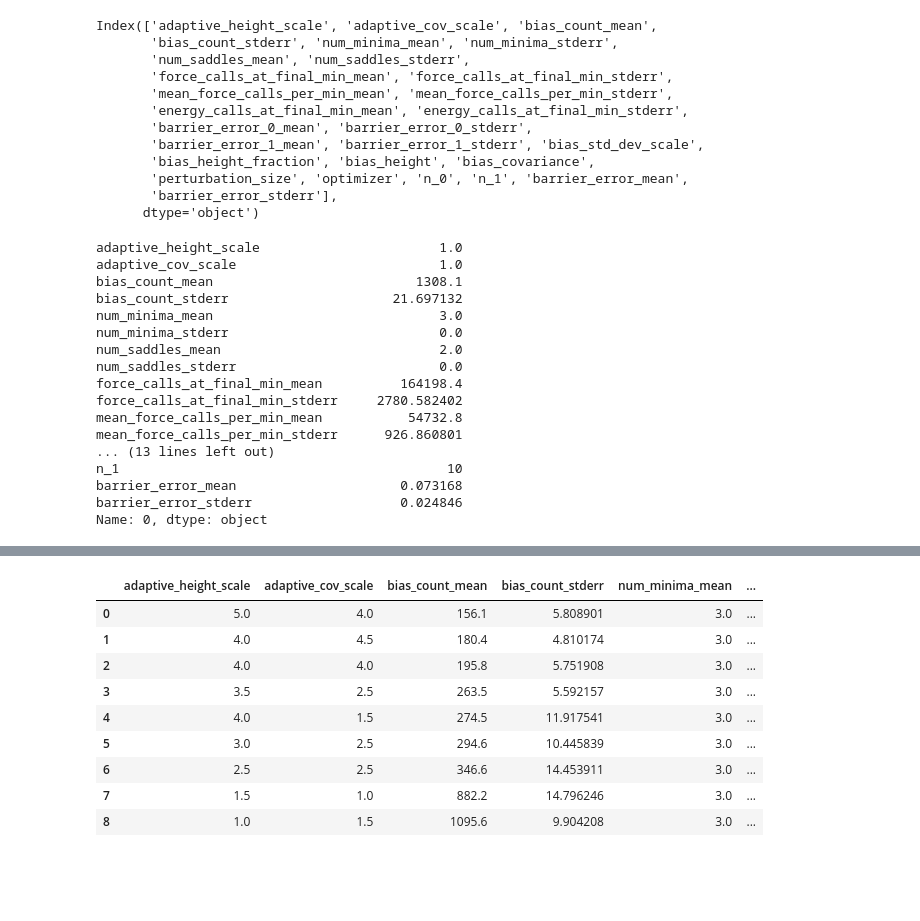
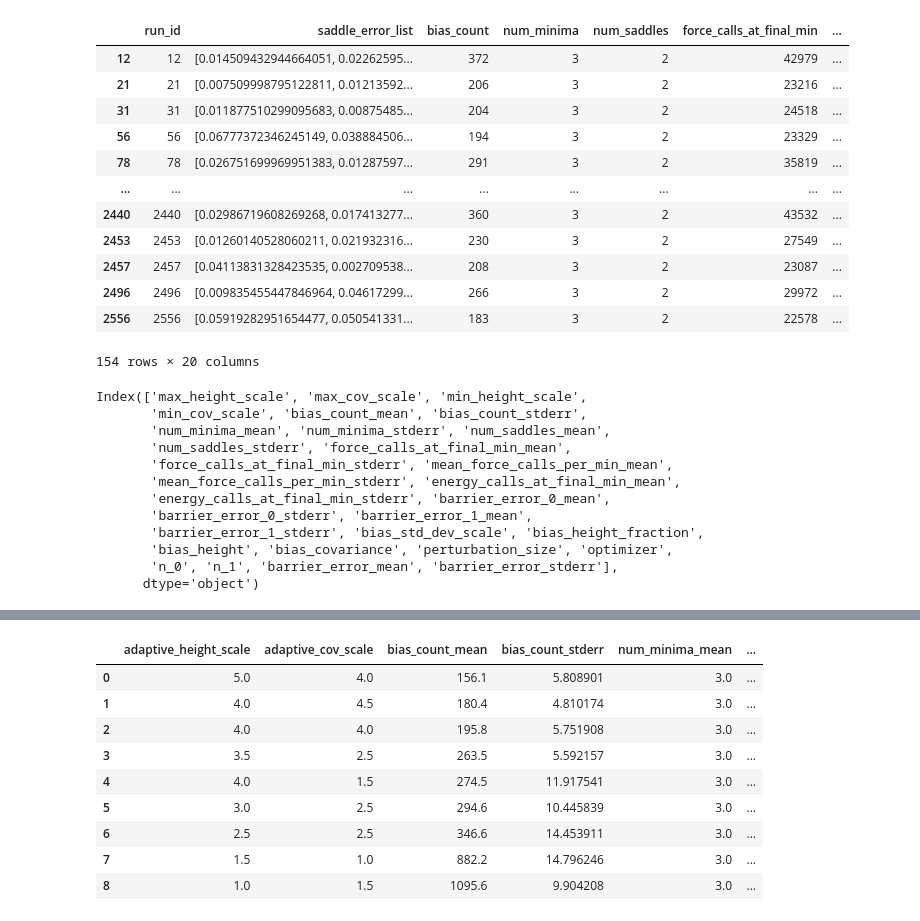
Before and after one commit to SimonNir/ca_abc, a Jupyter notebook: examples/muller_brown/ca_bench_decorrelated/analyze_json.ipynb, the cells around one changed output, grey strips where cells are left out. Saved outputs shown, nothing was run; the diff lists cells and outputs as text; code cells hidden in the pictures; blank space fills up the shorter version.

```diff
--- a/examples/muller_brown/ca_inc_sweep_fixed_pert/analyze_json.ipynb
+++ b/examples/muller_brown/ca_bench_decorrelated/analyze_json.ipynb
@@ -170,9 +172,25 @@ full_df
+# %%
+full_df[full_df['bias_count'] != 5000]
+# %% [output]
+|  | run_id | saddle_error_list | bias_count | num_minima | num_saddles | force_calls_at_final_min | ... |
+| 12 | 12 | [0.014509432944664051, 0.02262595... | 372 | 3 | 2 | 42979 | ... |
+| 21 | 21 | [0.007509998795122811, 0.01213592... | 206 | 3 | 2 | 23216 | ... |
+| 31 | 31 | [0.011877510299095683, 0.00875485... | 204 | 3 | 2 | 24518 | ... |
+| 56 | 56 | [0.06777372346245149, 0.038884506... | 194 | 3 | 2 | 23329 | ... |
+| 78 | 78 | [0.026751699969951383, 0.01287597... | 291 | 3 | 2 | 35819 | ... |
+| ... | ... | ... | ... | ... | ... | ... | ... |
+| 2440 | 2440 | [0.02986719608269268, 0.017413277... | 360 | 3 | 2 | 43532 | ... |
+| 2453 | 2453 | [0.01260140528060211, 0.021932316... | 230 | 3 | 2 | 27549 | ... |
+| 2457 | 2457 | [0.04113831328423535, 0.002709538... | 208 | 3 | 2 | 23087 | ... |
+| 2496 | 2496 | [0.009835455447846964, 0.04617299... | 266 | 3 | 2 | 29972 | ... |
+| 2556 | 2556 | [0.05919282951654477, 0.050541331... | 183 | 3 | 2 | 22578 | ... |
+154 rows × 20 columns
 # %%
 import pandas as pd
 import numpy as np
 
 # Define the grouping columns
-group_cols = ['adaptive_height_scale', 'adaptive_cov_scale']
+group_cols = ['max_height_scale', 'max_cov_scale', 'min_height_scale', "min_cov_scale"]
 
 # Columns that should not be aggregated via mean/stderr because they're constant in group
 pass_through_cols = ['bias_std_dev_scale', 'bias_height_fraction', 'bias_height', 'bias_covariance', 'perturbation_size', 'optimizer']
@@ -248,40 +266,20 @@ grouped['barrier_error_stderr'] = np.where(
 # Final result
 grouped.columns
 # %% [output]
-Index(['adaptive_height_scale', 'adaptive_cov_scale', 'bias_count_mean',
-       'bias_count_stderr', 'num_minima_mean', 'num_minima_stderr',
-       'num_saddles_mean', 'num_saddles_stderr',
-       'force_calls_at_final_min_mean', 'force_calls_at_final_min_stderr',
-       'mean_force_calls_per_min_mean', 'mean_force_calls_per_min_stderr',
-       'energy_calls_at_final_min_mean', 'energy_calls_at_final_min_stderr',
-       'barrier_error_0_mean', 'barrier_error_0_stderr',
-       'barrier_error_1_mean', 'barrier_error_1_stderr', 'bias_std_dev_scale',
-       'bias_height_fraction', 'bias_height', 'bias_covariance',
-       'perturbation_size', 'optimizer', 'n_0', 'n_1', 'barrier_error_mean',
-       'barrier_error_stderr'],
+Index(['max_height_scale', 'max_cov_scale', 'min_height_scale',
+       'min_cov_scale', 'bias_count_mean', 'bias_count_stderr',
+       'num_minima_mean', 'num_minima_stderr', 'num_saddles_mean',
+       'num_saddles_stderr', 'force_calls_at_final_min_mean',
+       'force_calls_at_final_min_stderr', 'mean_force_calls_per_min_mean',
+       'mean_force_calls_per_min_stderr', 'energy_calls_at_final_min_mean',
+       'energy_calls_at_final_min_stderr', 'barrier_error_0_mean',
+       'barrier_error_0_stderr', 'barrier_error_1_mean',
+       'barrier_error_1_stderr', 'bias_std_dev_scale', 'bias_height_fraction',
+       'bias_height', 'bias_covariance', 'perturbation_size', 'optimizer',
+       'n_0', 'n_1', 'barrier_error_mean', 'barrier_error_stderr'],
       dtype='object')
 # %%
 grouped_for_pareto = grouped[~grouped['barrier_error_mean'].isna()]
-# %%
-grouped_for_pareto.iloc[0]
-# %% [output]
-adaptive_height_scale                       1.0
-adaptive_cov_scale                          1.0
-bias_count_mean                          1308.1
-bias_count_stderr                     21.697132
-num_minima_mean                             3.0
-num_minima_stderr                           0.0
-num_saddles_mean                            2.0
-num_saddles_stderr                          0.0
-force_calls_at_final_min_mean          164198.4
-force_calls_at_final_min_stderr     2780.582402
-mean_force_calls_per_min_mean           54732.8
-mean_force_calls_per_min_stderr      926.860801
-... (13 lines left out)
-n_1                                          10
-barrier_error_mean                     0.073168
-barrier_error_stderr                   0.024846
-Name: 0, dtype: object
 # %%
 import matplotlib.pyplot as plt
 import numpy as np
```
Also changed, not shown: parts of 5 cells of this notebook, 26 other files.
